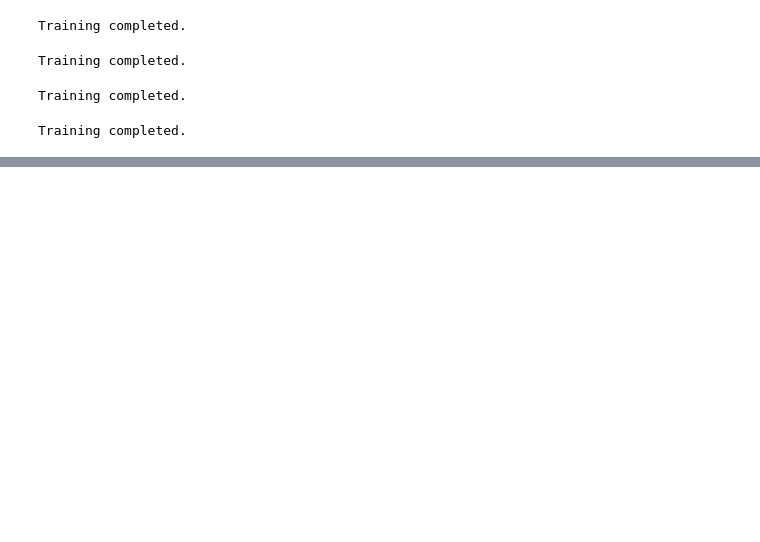
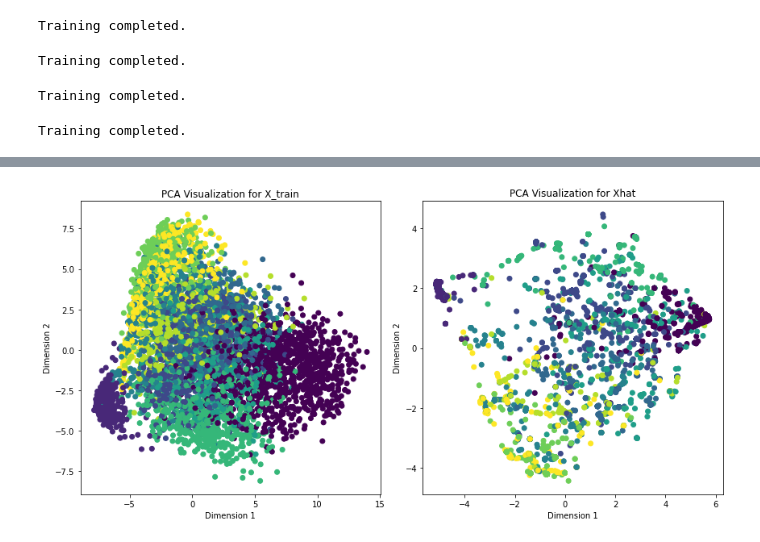
Before and after one commit to Amayas29/neural-networks, a Jupyter notebook: experimentations/autoencoder.ipynb, the cells around one changed output, grey strips where cells are left out. Drawn from its saved outputs; the diff is of its cells as text; code cells hidden in the pictures; blank space fills up the shorter version.

```diff
--- a/experimentations/autoencoder.ipynb
+++ b/experimentations/autoencoder.ipynb
@@ -142,0 +166,4 @@ optim.SGD(X_train, X_train, test_train_split=True, batch_size=batch_size, epochs
+# %%
+visualization(X_train, Xhat, y_train, type_affichage="pca")
+# %% [output]
+[figure, added]
```
Also changed, not shown: parts of 15 cells of this notebook.
